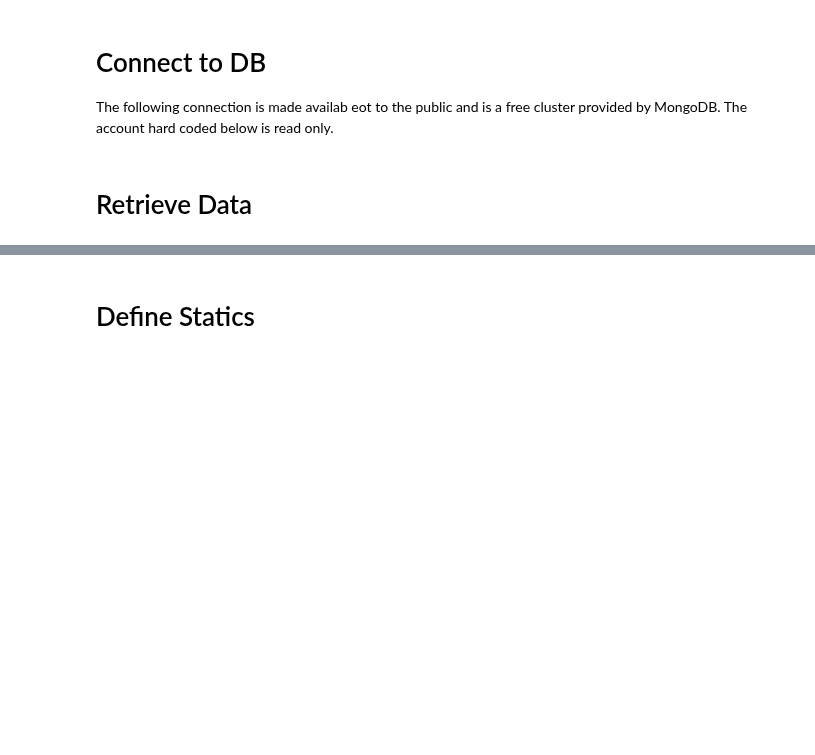
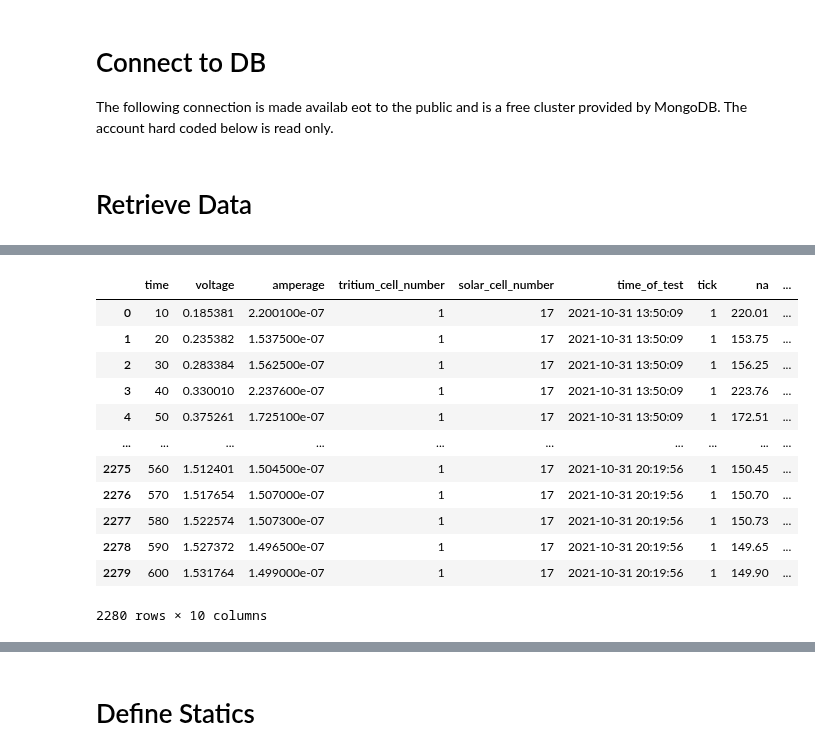
Before and after one commit to darkmatter2222/Nuclear-Battery, a Jupyter notebook: measurement_techniques/analiyze_measurements/single_cell_performance_testing.ipynb, the cells around one changed output, grey strips where cells are left out. Saved outputs shown, nothing was run; the diff lists cells and outputs as text; code cells hidden in the pictures; blank space fills up the shorter version.

```diff
--- a/measurement_techniques/analiyze_measurements/single_cell_performance_testing.ipynb
+++ b/measurement_techniques/analiyze_measurements/single_cell_performance_testing.ipynb
@@ -61 +72,17 @@ memory usage: 3.4+ KB
+# %%
+df
+# %% [output]
+|  | time | voltage | amperage | tritium_cell_number | solar_cell_number | time_of_test | tick | na | ... |
+| 0 | 10 | 0.185381 | 2.200100e-07 | 1 | 17 | 2021-10-31 13:50:09 | 1 | 220.01 | ... |
+| 1 | 20 | 0.235382 | 1.537500e-07 | 1 | 17 | 2021-10-31 13:50:09 | 1 | 153.75 | ... |
+| 2 | 30 | 0.283384 | 1.562500e-07 | 1 | 17 | 2021-10-31 13:50:09 | 1 | 156.25 | ... |
+| 3 | 40 | 0.330010 | 2.237600e-07 | 1 | 17 | 2021-10-31 13:50:09 | 1 | 223.76 | ... |
+| 4 | 50 | 0.375261 | 1.725100e-07 | 1 | 17 | 2021-10-31 13:50:09 | 1 | 172.51 | ... |
+| ... | ... | ... | ... | ... | ... | ... | ... | ... | ... |
+| 2275 | 560 | 1.512401 | 1.504500e-07 | 1 | 17 | 2021-10-31 20:19:56 | 1 | 150.45 | ... |
+| 2276 | 570 | 1.517654 | 1.507000e-07 | 1 | 17 | 2021-10-31 20:19:56 | 1 | 150.70 | ... |
+| 2277 | 580 | 1.522574 | 1.507300e-07 | 1 | 17 | 2021-10-31 20:19:56 | 1 | 150.73 | ... |
+| 2278 | 590 | 1.527372 | 1.496500e-07 | 1 | 17 | 2021-10-31 20:19:56 | 1 | 149.65 | ... |
+| 2279 | 600 | 1.531764 | 1.499000e-07 | 1 | 17 | 2021-10-31 20:19:56 | 1 | 149.90 | ... |
+2280 rows × 10 columns
 # %%
```
Also changed, not shown: parts of 7 cells of this notebook.
